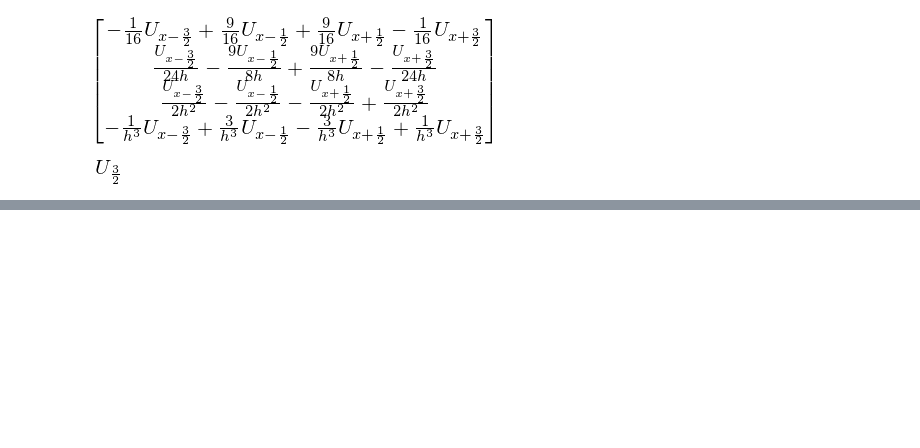
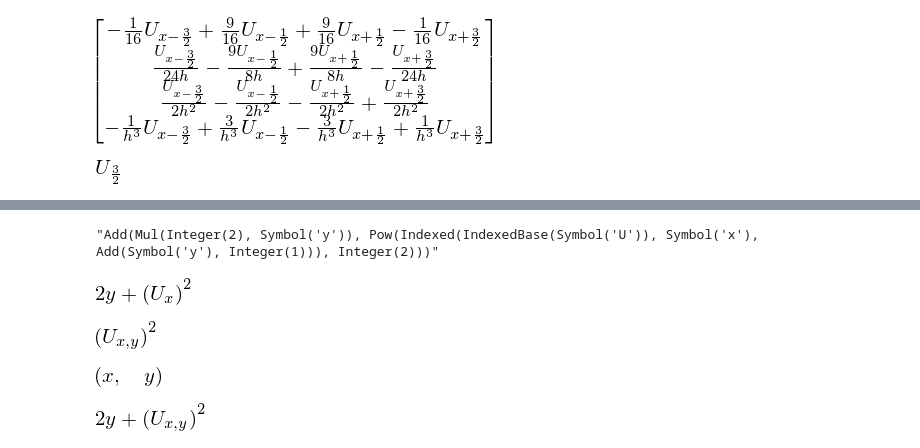
Before and after one commit to devitocodes/opesci-fd, a Jupyter notebook: codegen/tmp.ipynb, the cells around one changed output, grey strips where cells are left out. Cells and saved outputs as stored; diff of their text form; code cells hidden in the pictures; blank space fills up the shorter version.

```diff
--- a/codegen/tmp.ipynb
+++ b/codegen/tmp.ipynb
@@ -63,0 +72,20 @@ U[Rational(1,2)*3]
+# %%
+srepr(ex)
+# %% [output]
+"Add(Mul(Integer(2), Symbol('y')), Pow(Indexed(IndexedBase(Symbol('U')), Symbol('x'), Add(Symbol('y'), Integer(1))), Integer(2)))"
+# %%
+eval("Add(Mul(Integer(2), Symbol('y')), Pow(Indexed(IndexedBase(Symbol('U')), Symbol('x')), Integer(2)))")
+# %% [output]
+[figure, added]
+# %%
+expr.args[0]
+# %% [output]
+[figure, added]
+# %%
+expr.args[0].args[0].indices
+# %% [output]
+[figure, added]
+# %%
+drop_time(ex)
+# %% [output]
+[figure, added]
```
Also changed, not shown: parts of 20 cells of this notebook, 4 other files.
